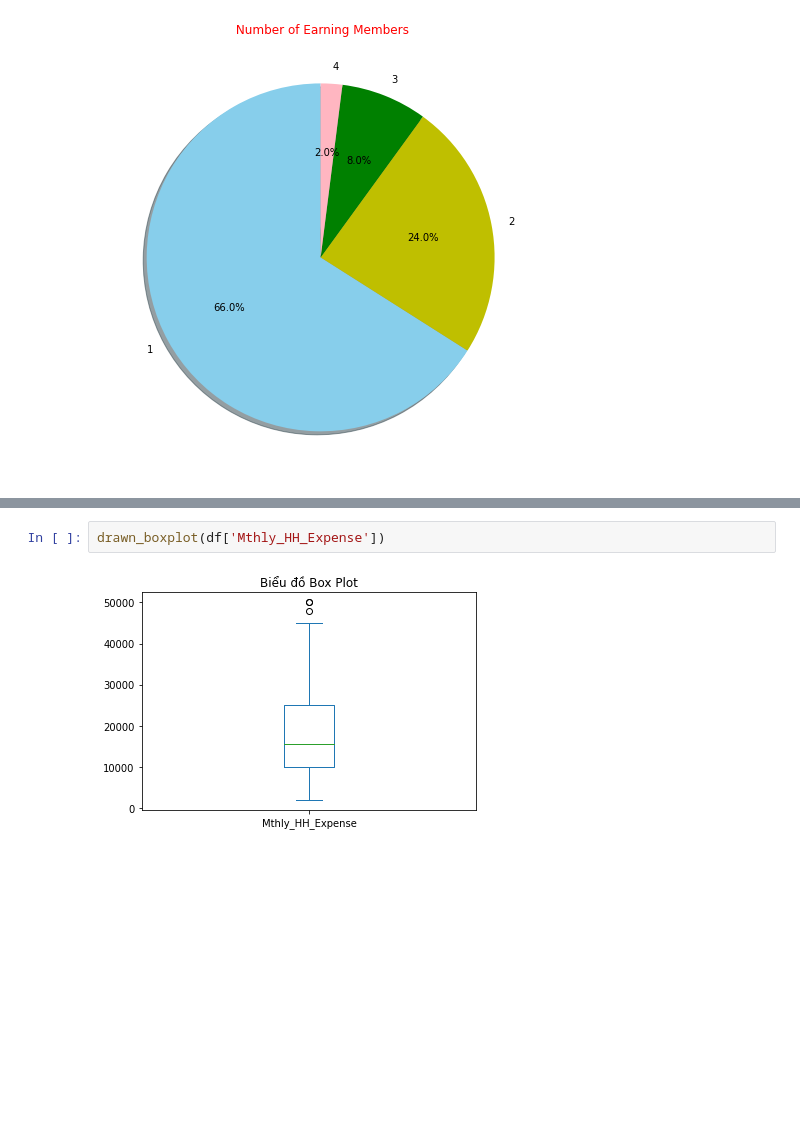
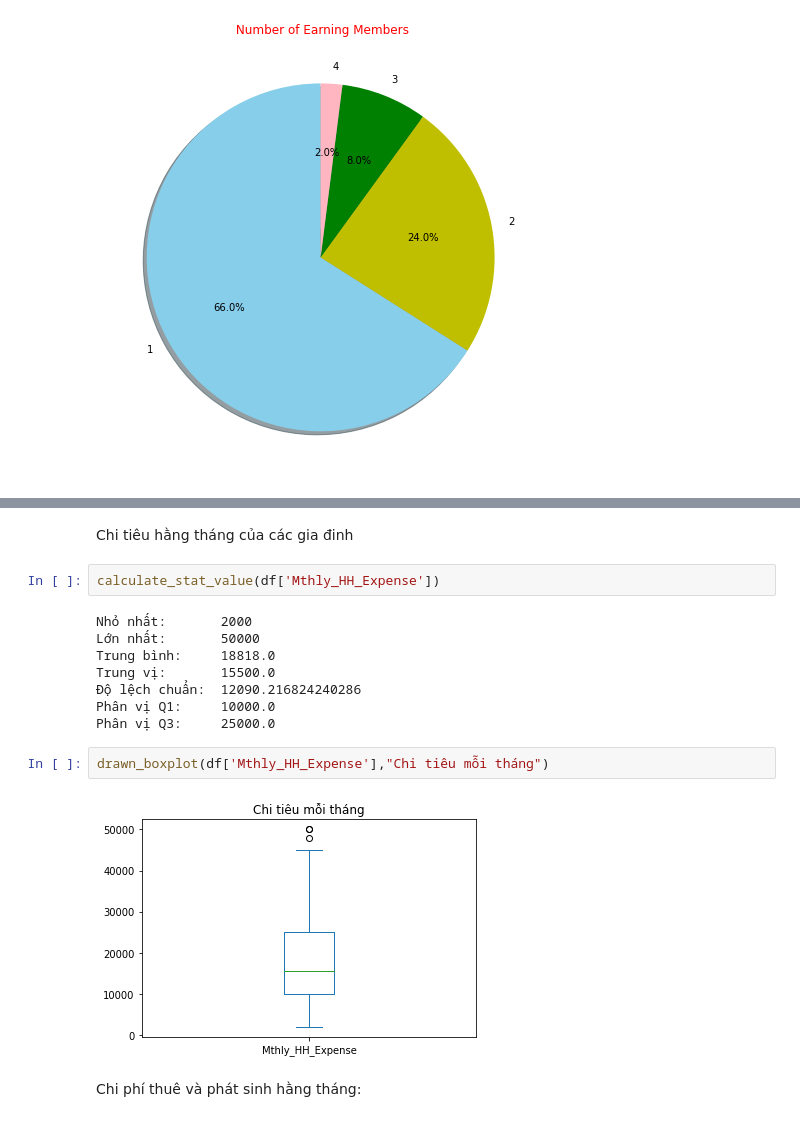
Before and after one commit to NguyenTanTan/B-i-t-p-python, a Jupyter notebook: Đồ_án_phân_tính_thống_kê_mô_tả.ipynb, the cells around one changed output, grey strips where cells are left out. Cells and saved outputs as stored; diff of their text form; blank space fills up the shorter version.

```diff
--- a/Đồ_án_phân_tính_thống_kê_mô_tả.ipynb
+++ b/Đồ_án_phân_tính_thống_kê_mô_tả.ipynb
@@ -111,4 +188,18 @@ drawn_boxplot(df['Mthly_HH_Income'])
+# %% [markdown]
+Chi tiêu hằng tháng của các gia đinh
 # %%
-drawn_boxplot(df['Mthly_HH_Expense'])
+calculate_stat_value(df['Mthly_HH_Expense'])
 # %% [output]
-[figure, removed]
+Nhỏ nhất:       2000
+Lớn nhất:       50000
+Trung bình:     18818.0
+Trung vị:       15500.0
+Độ lệch chuẩn:  12090.216824240286
+Phân vị Q1:     10000.0
+Phân vị Q3:     25000.0
+# %%
+drawn_boxplot(df['Mthly_HH_Expense'],"Chi tiêu mỗi tháng")
+# %% [output]
+[figure, added]
+# %% [markdown]
+Chi phí thuê và phát sinh hằng tháng:
```
Also changed, not shown: parts of 36 cells of this notebook.
